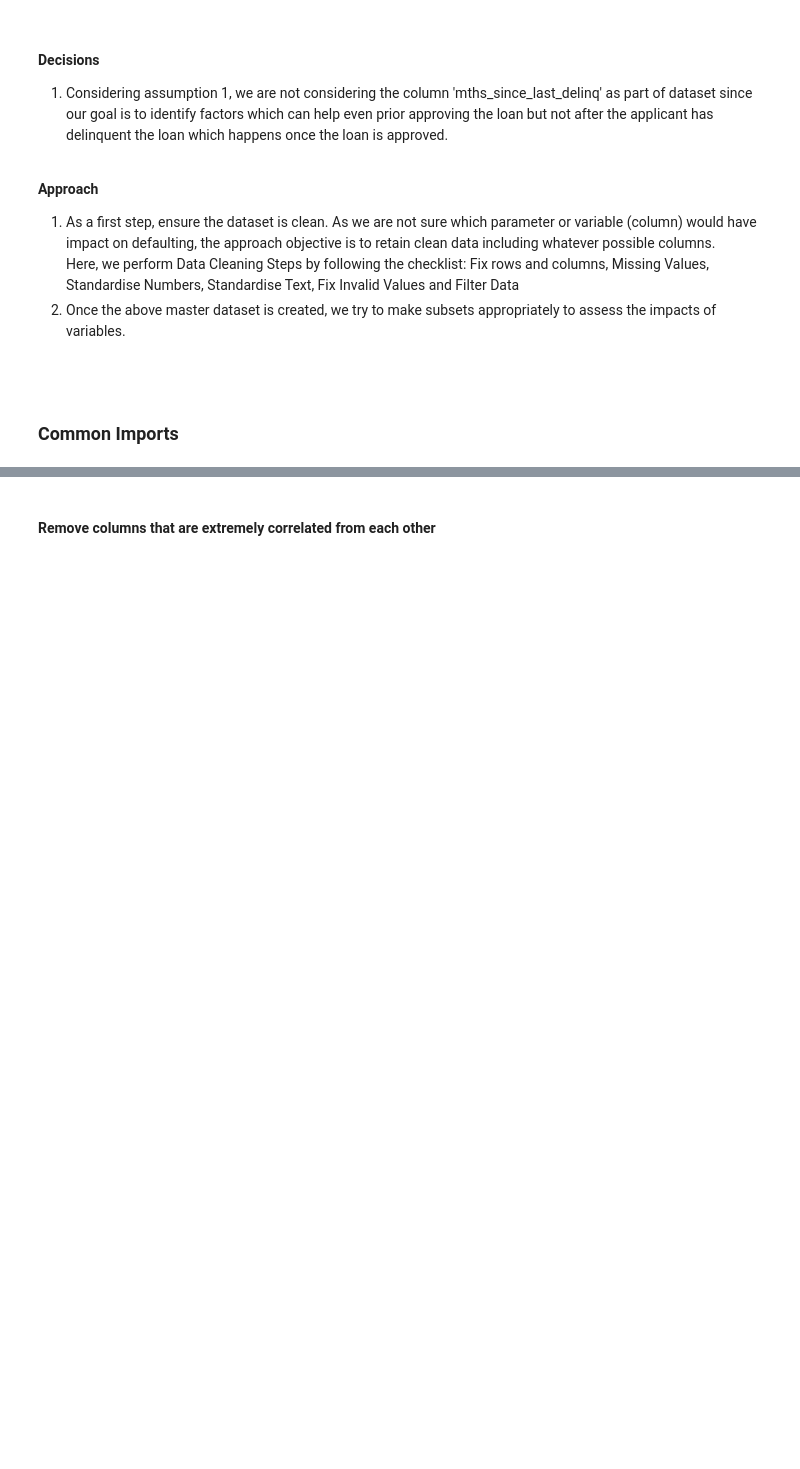
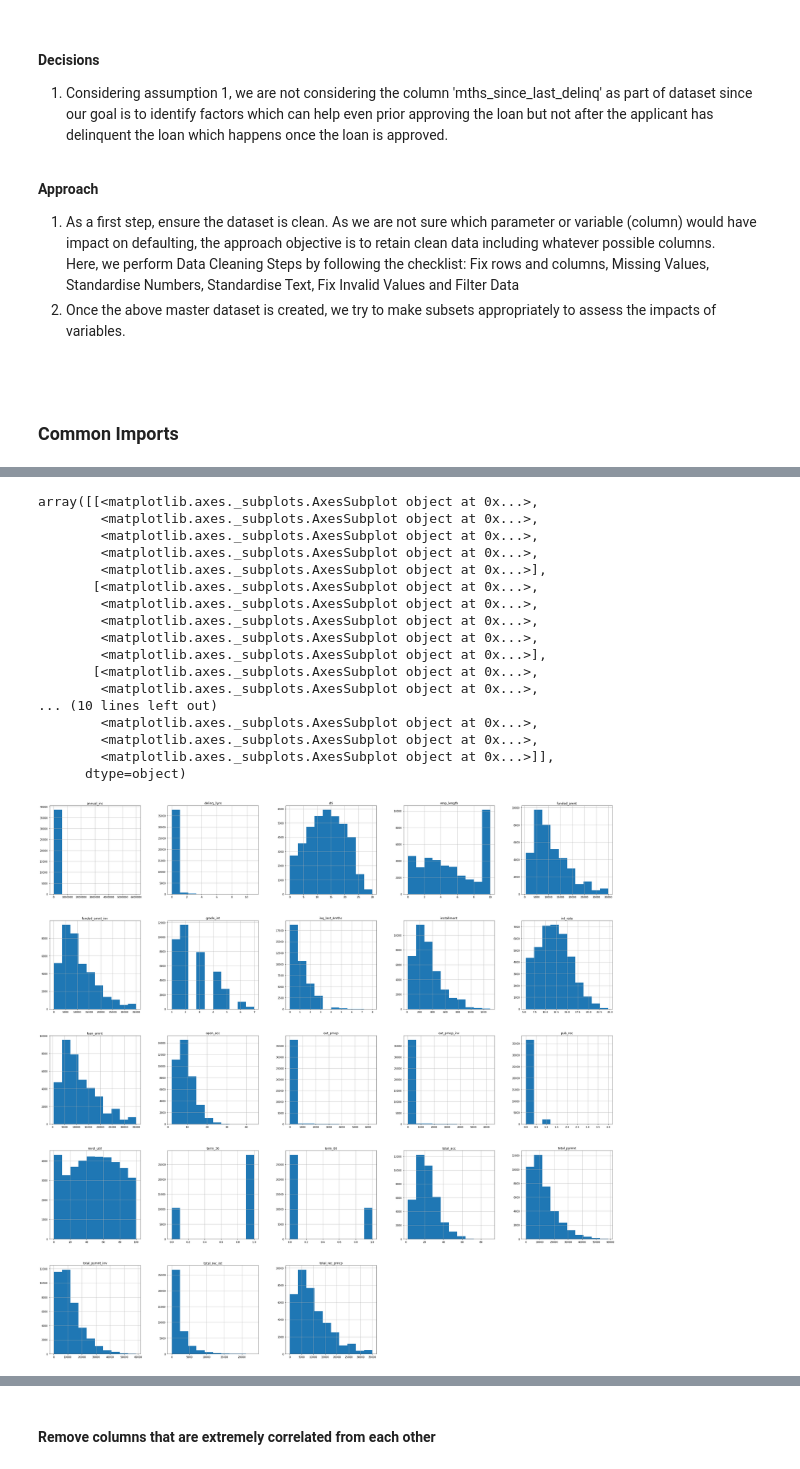
Before and after one commit to abhayace/loan-default-factors, a Jupyter notebook: Loan_Assignment_final.ipynb, the cells around one changed output, grey strips where cells are left out. Saved outputs shown, nothing was run; the diff lists cells and outputs as text; code cells hidden in the pictures; blank space fills up the shorter version.

```diff
--- a/Loan_Assignment_final.ipynb
+++ b/Loan_Assignment_final.ipynb
@@ -206,0 +553,9 @@ loans_df = loans_df.drop(['zip_code'], axis=1)
+# %%
+#Removing null rows which cannot be imputed
+
+loans = loans[~pd.isnull(loans['emp_length'])]
+loans = loans[~pd.isnull(loans['revol_util'])]
+
+print(loans.shape)
+
+round(100*(loans.isnull().sum()/len(loans.index)), 2)
@@ -206,0 +690,23 @@ loans_df = loans_df.drop(['zip_code'], axis=1)
+# %%
+#Histogram of all variables
+
+loans.hist(figsize=(40, 40))
+# %% [output]
+array([[<matplotlib.axes._subplots.AxesSubplot object at 0x...>,
+        <matplotlib.axes._subplots.AxesSubplot object at 0x...>,
+        <matplotlib.axes._subplots.AxesSubplot object at 0x...>,
+        <matplotlib.axes._subplots.AxesSubplot object at 0x...>,
+        <matplotlib.axes._subplots.AxesSubplot object at 0x...>],
+       [<matplotlib.axes._subplots.AxesSubplot object at 0x...>,
+        <matplotlib.axes._subplots.AxesSubplot object at 0x...>,
+        <matplotlib.axes._subplots.AxesSubplot object at 0x...>,
+        <matplotlib.axes._subplots.AxesSubplot object at 0x...>,
+        <matplotlib.axes._subplots.AxesSubplot object at 0x...>],
+       [<matplotlib.axes._subplots.AxesSubplot object at 0x...>,
+        <matplotlib.axes._subplots.AxesSubplot object at 0x...>,
+... (10 lines left out)
+        <matplotlib.axes._subplots.AxesSubplot object at 0x...>,
+        <matplotlib.axes._subplots.AxesSubplot object at 0x...>,
+        <matplotlib.axes._subplots.AxesSubplot object at 0x...>]],
+      dtype=object)
+[figure, added]
```
Also changed, not shown: parts of 62 cells of this notebook.
